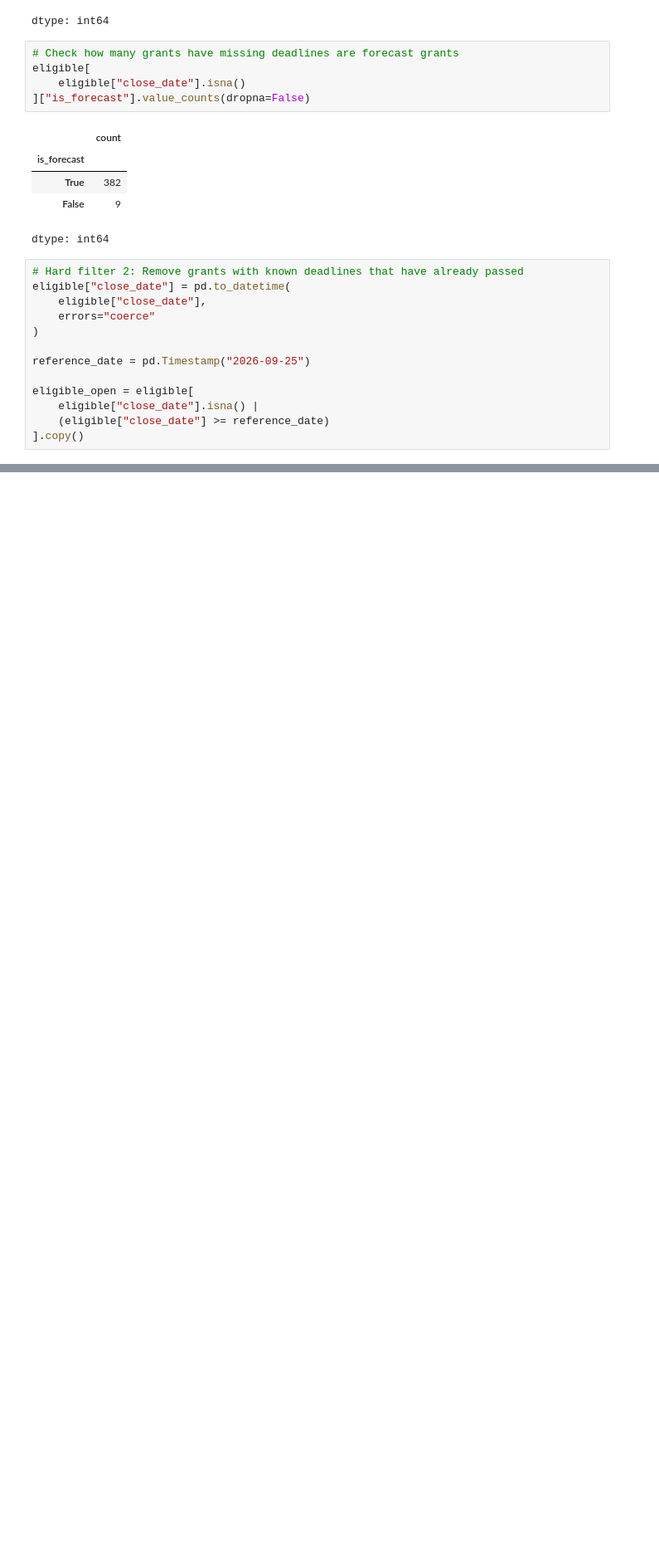
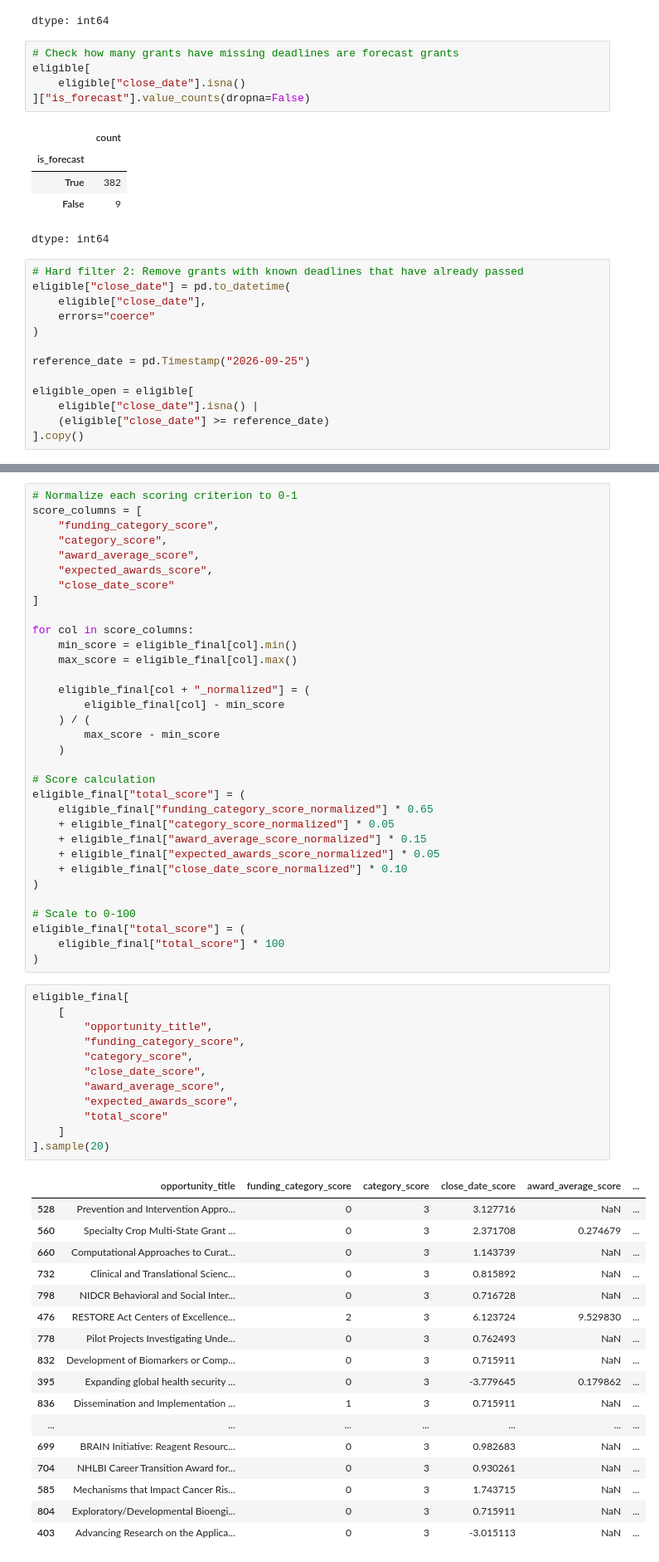
Before and after one commit to sheninyee/sdis-solvathon-2026-team-theSouperSolvers, a Jupyter notebook: solveathon.ipynb, the cells around one changed output, grey strips where cells are left out. Shown at 83% size. Drawn from its saved outputs; the diff is of its cells as text; blank space fills up the shorter version.

```diff
--- a/solveathon.ipynb
+++ b/solveathon.ipynb
@@ -494,0 +804,63 @@ Name: count, Length: 152, dtype: int64
+# %%
+# Normalize each scoring criterion to 0-1
+score_columns = [
+    "funding_category_score",
+    "category_score",
+    "award_average_score",
+    "expected_awards_score",
+    "close_date_score"
+]
+
+for col in score_columns:
+    min_score = eligible_final[col].min()
+    max_score = eligible_final[col].max()
+
+    eligible_final[col + "_normalized"] = (
+        eligible_final[col] - min_score
+    ) / (
+        max_score - min_score
+    )
+
+# Score calculation
+eligible_final["total_score"] = (
+    eligible_final["funding_category_score_normalized"] * 0.65
+    + eligible_final["category_score_normalized"] * 0.05
+    + eligible_final["award_average_score_normalized"] * 0.15
+    + eligible_final["expected_awards_score_normalized"] * 0.05
+    + eligible_final["close_date_score_normalized"] * 0.10
+)
+
+# Scale to 0-100
+eligible_final["total_score"] = (
+    eligible_final["total_score"] * 100
+)
+# %%
+eligible_final[
+    [
+        "opportunity_title",
+        "funding_category_score",
+        "category_score",
+        "close_date_score",
+        "award_average_score",
+        "expected_awards_score",
+        "total_score"
+    ]
+].sample(20)
+# %% [output]
+|  | opportunity_title | funding_category_score | category_score | close_date_score | award_average_score | ... |
+| 528 | Prevention and Intervention Appro... | 0 | 3 | 3.127716 | NaN | ... |
+| 560 | Specialty Crop Multi-State Grant ... | 0 | 3 | 2.371708 | 0.274679 | ... |
+| 660 | Computational Approaches to Curat... | 0 | 3 | 1.143739 | NaN | ... |
+| 732 | Clinical and Translational Scienc... | 0 | 3 | 0.815892 | NaN | ... |
+| 798 | NIDCR Behavioral and Social Inter... | 0 | 3 | 0.716728 | NaN | ... |
+| 476 | RESTORE Act Centers of Excellence... | 2 | 3 | 6.123724 | 9.529830 | ... |
+| 778 | Pilot Projects Investigating Unde... | 0 | 3 | 0.762493 | NaN | ... |
+| 832 | Development of Biomarkers or Comp... | 0 | 3 | 0.715911 | NaN | ... |
+| 395 | Expanding global health security ... | 0 | 3 | -3.779645 | 0.179862 | ... |
+| 836 | Dissemination and Implementation ... | 1 | 3 | 0.715911 | NaN | ... |
+| ... | ... | ... | ... | ... | ... | ... |
+| 699 | BRAIN Initiative: Reagent Resourc... | 0 | 3 | 0.982683 | NaN | ... |
+| 704 | NHLBI Career Transition Award for... | 0 | 3 | 0.930261 | NaN | ... |
+| 585 | Mechanisms that Impact Cancer Ris... | 0 | 3 | 1.743715 | NaN | ... |
+| 804 | Exploratory/Developmental Bioengi... | 0 | 3 | 0.715911 | NaN | ... |
+| 403 | Advancing Research on the Applica... | 0 | 3 | -3.015113 | NaN | ... |
```
Also changed, not shown: parts of 22 cells of this notebook.
